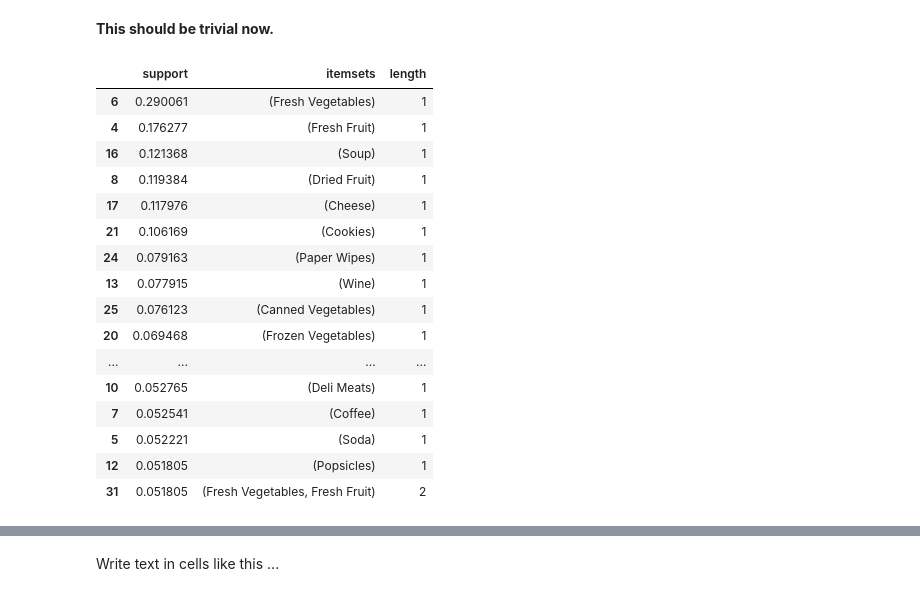
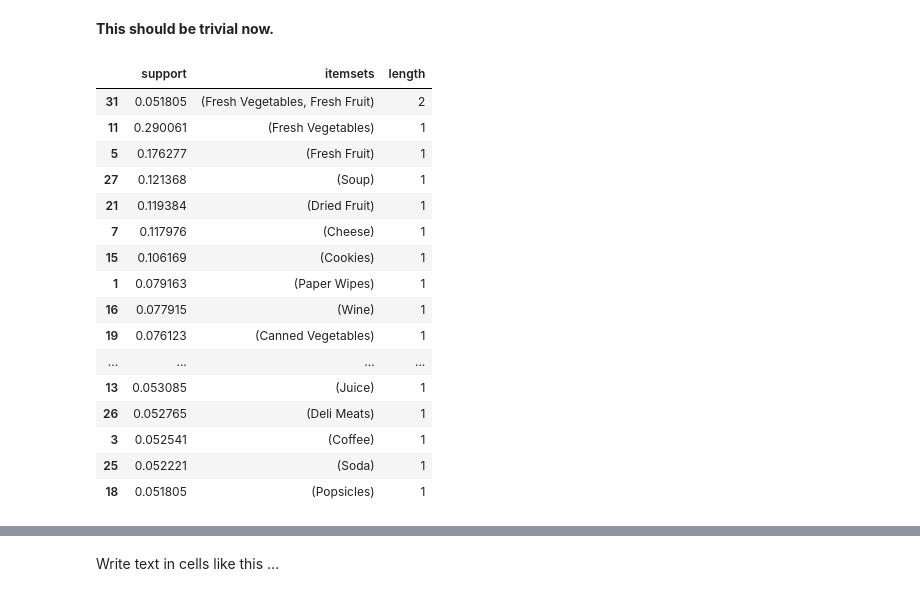
Before and after one commit to miguelaf24/PD, a Jupyter notebook: PD_201920_Project.ipynb, the cells around one changed output, grey strips where cells are left out. Cells and saved outputs as stored; diff of their text form; code cells hidden in the pictures.

```diff
--- a/PD_201920_Project.ipynb
+++ b/PD_201920_Project.ipynb
@@ -436,22 +415,22 @@ Write text in cells like this ...
 **This should be trivial now.**
 # %%
 frequent_itemset = frequent_itemsets(ohe_deluxe_gourmet,0.05)
-frequent_itemset.sort_values(by = "support", ascending = False)
+frequent_itemset.sort_values(by = ["length","support"], ascending = False)
 # %% [output]
 |  | support | itemsets | length |
-| 6 | 0.290061 | (Fresh Vegetables) | 1 |
-| 4 | 0.176277 | (Fresh Fruit) | 1 |
-| 16 | 0.121368 | (Soup) | 1 |
-| 8 | 0.119384 | (Dried Fruit) | 1 |
-| 17 | 0.117976 | (Cheese) | 1 |
-| 21 | 0.106169 | (Cookies) | 1 |
-| 24 | 0.079163 | (Paper Wipes) | 1 |
-| 13 | 0.077915 | (Wine) | 1 |
-| 25 | 0.076123 | (Canned Vegetables) | 1 |
-| 20 | 0.069468 | (Frozen Vegetables) | 1 |
+| 31 | 0.051805 | (Fresh Vegetables, Fresh Fruit) | 2 |
+| 11 | 0.290061 | (Fresh Vegetables) | 1 |
+| 5 | 0.176277 | (Fresh Fruit) | 1 |
+| 27 | 0.121368 | (Soup) | 1 |
+| 21 | 0.119384 | (Dried Fruit) | 1 |
+| 7 | 0.117976 | (Cheese) | 1 |
+| 15 | 0.106169 | (Cookies) | 1 |
+| 1 | 0.079163 | (Paper Wipes) | 1 |
+| 16 | 0.077915 | (Wine) | 1 |
+| 19 | 0.076123 | (Canned Vegetables) | 1 |
 | ... | ... | ... | ... |
-| 10 | 0.052765 | (Deli Meats) | 1 |
-| 7 | 0.052541 | (Coffee) | 1 |
-| 5 | 0.052221 | (Soda) | 1 |
-| 12 | 0.051805 | (Popsicles) | 1 |
-| 31 | 0.051805 | (Fresh Vegetables, Fresh Fruit) | 2 |
+| 13 | 0.053085 | (Juice) | 1 |
+| 26 | 0.052765 | (Deli Meats) | 1 |
+| 3 | 0.052541 | (Coffee) | 1 |
+| 25 | 0.052221 | (Soda) | 1 |
+| 18 | 0.051805 | (Popsicles) | 1 |
```
Also changed, not shown: parts of 21 cells of this notebook.
